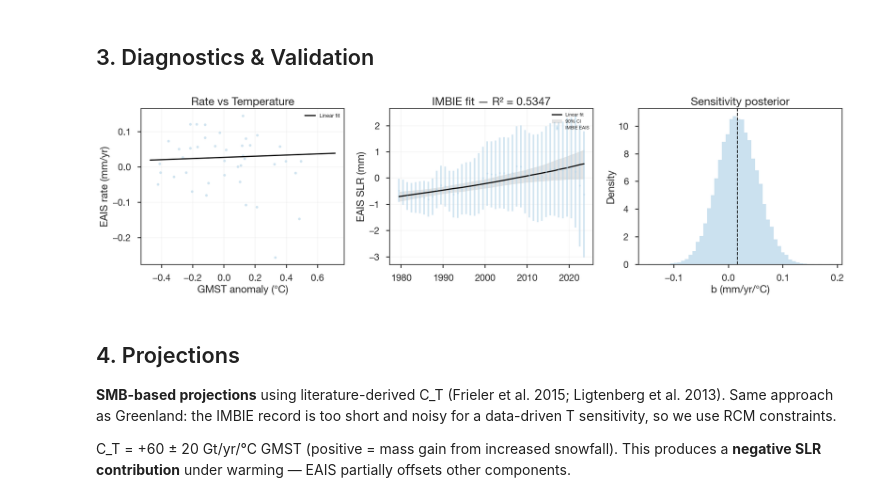
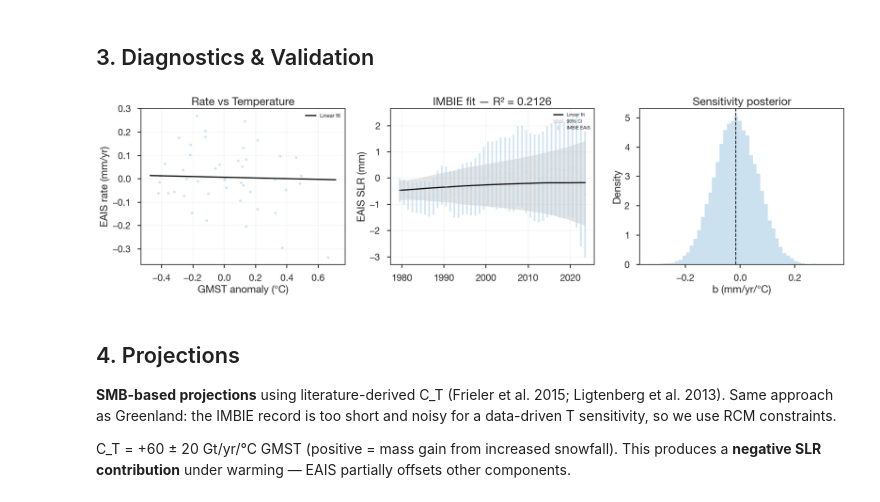
Before and after one commit to bminchew/GMSLR_forecast_v1, a Jupyter notebook: slr_forecast/notebooks/component_eais.ipynb, the cells around one changed output. Saved outputs shown, nothing was run; the diff lists cells and outputs as text; code cells hidden in the pictures.

```diff
--- a/slr_forecast/notebooks/component_eais.ipynb
+++ b/slr_forecast/notebooks/component_eais.ipynb
@@ -86,6 +87,14 @@ temp_monthly = df_temp['temperature'].values
 temp_time_monthly = (df_temp.index.year
                      + (df_temp.index.month - 0.5) / 12.0).values
 
+# Calendar-year-mean GMST -- used by the 'level_correlated' fit (cell 6) to
+# match IMBIE-3's own annual-resolution reporting (see component_glacier.ipynb
+# cell 6 for why this differs from a continuous monthly integral).
+_yr_int_eais = np.floor(temp_time_monthly).astype(int)
+_unique_yrs_eais = np.unique(_yr_int_eais)
+T_annual = np.array([temp_monthly[_yr_int_eais == y].mean() for y in _unique_yrs_eais])
+T_annual_years = _unique_yrs_eais + 0.5
+
 print(f'EAIS IMBIE-3: {eais_year[0]-0.5:.0f}–{eais_year[-1]-0.5:.0f}, {len(eais_year)} annual points')
 print(f'EAIS cumulative at end: {eais_rebase[-1]*M_TO_MM:.1f} mm')
 
@@ -110,6 +119,11 @@ EAIS SMB sensitivity (from smb_projections.py):
 # If loading fails (no HDF5 file), fitting runs automatically.
 # ══════════════════════════════════════════════════════════════════
 REFIT = True
+
+# FIT_SPACE — 'level_correlated' (default) or the legacy naive 'level'.
+# See cell 6 for the full derivation; mirrors component_glacier.ipynb.
+FIT_SPACE = 'level_correlated'
+assert FIT_SPACE in ('level_correlated', 'level')
 
 from component_io import save_eais, load_component
 
@@ -327,14 +366,18 @@ if REFIT:
 
     # Panel A: Rate vs T
     ax = axes[0]
-    rates = compute_component_rates(eais_year, eais_rebase, window=2) * M_TO_MM
-    yr_int = np.floor(temp_time_monthly).astype(int)
-    T_ann = np.array([temp_monthly[yr_int == y].mean() for y in np.unique(yr_int)])
-    T_ann_years = np.unique(yr_int) + 0.5
-    T_at_eais = np.interp(eais_year, T_ann_years, T_ann)
-    valid = np.isfinite(rates)
-    ax.scatter(T_at_eais[valid], rates[valid], s=15, alpha=0.6, color=COMP_COLORS['EAIS'])
-    T_grid = np.linspace(T_at_eais.min()-0.05, T_at_eais.max()+0.05, 100)
+    if FIT_SPACE == 'level_correlated':
+        _T_scat, _rate_scat = T_r_eais, eais_rate * M_TO_MM
+    else:
+        rates = compute_component_rates(eais_year, eais_rebase, window=2) * M_TO_MM
+        yr_int = np.floor(temp_time_monthly).astype(int)
+        T_ann = np.array([temp_monthly[yr_int == y].mean() for y in np.unique(yr_int)])
+        T_ann_years = np.unique(yr_int) + 0.5
+        T_at_eais = np.interp(eais_year, T_ann_years, T_ann)
+        valid = np.isfinite(rates)
+        _T_scat, _rate_scat = T_at_eais[valid], rates[valid]
+    ax.scatter(_T_scat, _rate_scat, s=15, alpha=0.6, color=COMP_COLORS['EAIS'])
+    T_grid = np.linspace(_T_scat.min()-0.05, _T_scat.max()+0.05, 100)
     ax.plot(T_grid, b_med * T_grid + c_med, 'k-', lw=2, label='Linear fit')
     ax.set_xlabel('GMST anomaly (°C)')
     ax.set_ylabel('EAIS rate (mm/yr)')
@@ -342,37 +385,52 @@ if REFIT:
     ax.legend(fontsize=9)
     ax.grid(True, alpha=0.2)
 
     # Panel B: IMBIE fit
     ax = axes[1]
     from component_analysis import model_ensemble_draws
-    H_ens = model_ensemble_draws(result_lin, np.zeros_like(design_eais['I2_obs']),
-                                  design_eais['I1_obs'], design_eais['I0_obs'])
-    p5, p50, p95 = np.percentile(H_ens * M_TO_MM, [5, 50, 95], axis=0)
+    if FIT_SPACE == 'level_correlated':
+        # Annual-resolution design matching how the model was actually fit
+        # (cumsum of calendar-year-mean T, anchored at EAIS's own first
+        # point) -- median AND band both come from the same posterior
+        # ensemble (chi2/dof ~ 0.91-0.93 means the raw posterior spread is
+        # already correct; contrast the legacy 'level' path, which needs a
+        # separate correlation-aware band correction).
+        _dt_eais = np.ones(n_eais)
+        _I1_ann_eais = np.cumsum(T_r_eais * _dt_eais)
+        _I0_ann_eais = np.cumsum(_dt_eais)
+        _H_ens = (result_lin.posterior_samples[:, 1:2] * _I1_ann_eais[None, :]
+                  + result_lin.posterior_samples[:, 2:3] * _I0_ann_eais[None, :]
+                  + result_lin.H0_posterior[:, None])
+        p5, p50, p95 = np.percentile(_H_ens * M_TO_MM, [5, 50, 95], axis=0)
+    else:
+        H_ens = model_ensemble_draws(result_lin, np.zeros_like(design_eais['I2_obs']),
+                                      design_eais['I1_obs'], design_eais['I0_obs'])
+        p5, p50, p95 = np.percentile(H_ens * M_TO_MM, [5, 50, 95], axis=0)
     ax.errorbar(eais_year, eais_rebase * M_TO_MM, yerr=2*eais_sigma*M_TO_MM,
                 fmt='o', ms=3, color=COMP_COLORS['EAIS'], alpha=0.6, label='IMBIE EAIS')
     ax.plot(eais_year, p50, 'k-', lw=2, label='Linear fit')
     ax.fill_between(eais_year, p5, p95, color='gray', alpha=0.2, label='90% CI')
     ax.set_ylabel('EAIS SLR (mm)')
     ax.set_title(f'IMBIE fit — R² = {result_lin.r2:.4f}')
     ax.legend(fontsize=8)
     ax.grid(True, alpha=0.2)
 
     # Panel C: Posteriors
     ax = axes[2]
     ax.hist(result_lin.posterior_samples[:, 1]*M_TO_MM, bins=50, density=True,
             alpha=0.7, color=COMP_COLORS['EAIS'])
     ax.axvline(b_med, color='k', ls='--', lw=1.5)
     ax.set_xlabel('b (mm/yr/°C)')
     ax.set_ylabel('Density')
     ax.set_title('Sensitivity posterior')
 
     plt.tight_layout()
     plt.savefig(f'{FIG_DIR}/component_eais_diagnostics.png', dpi=150, bbox_inches='tight')
     plt.show()
 else:
     print('REFIT=False — skipping fit diagnostics')
 # %% [output]
-[figure, old version]
+[figure, new version]
 # %% [markdown]
 ## 4. Projections
 
```
Also changed, not shown: parts of 5 cells of this notebook, 19 other files.
